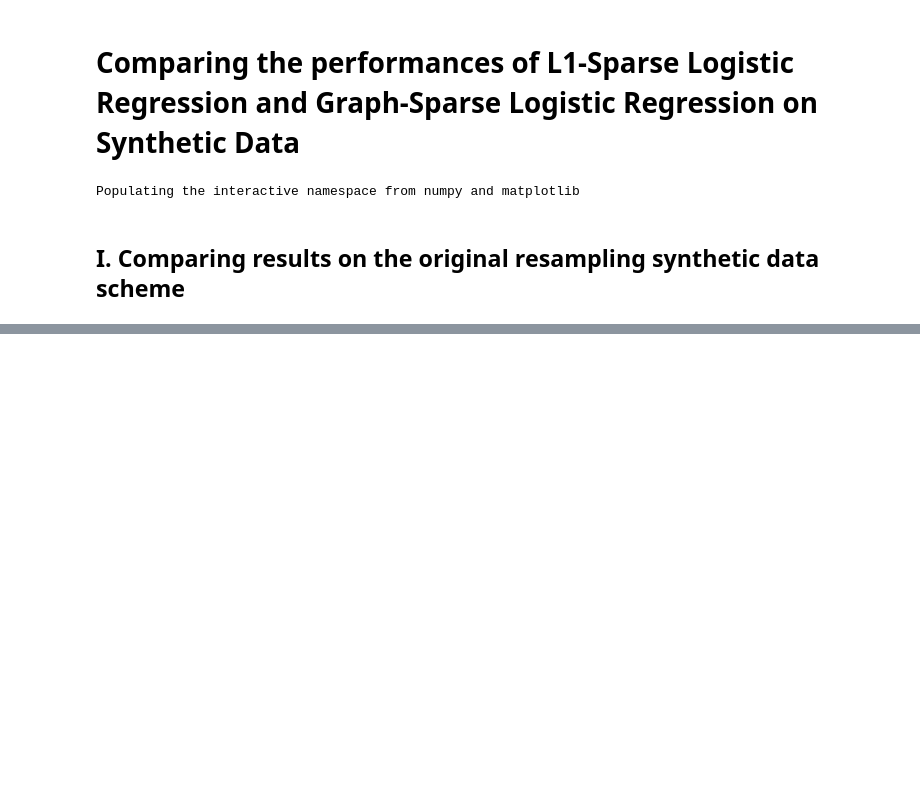
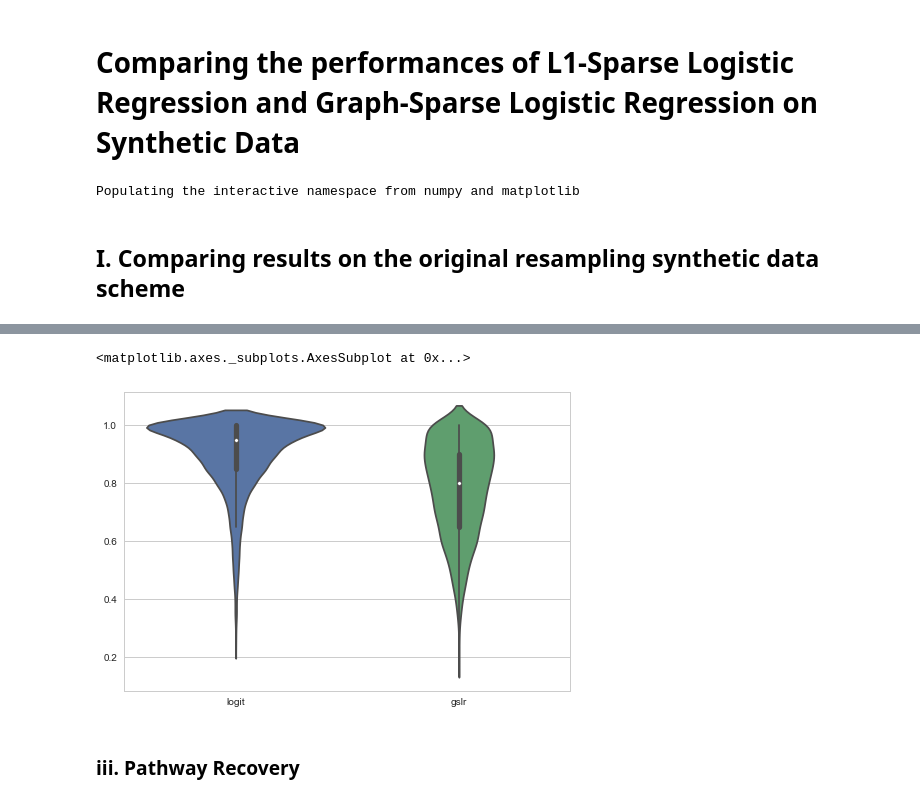
Before and after one commit to fraenkel-lab/GSLR, a Jupyter notebook: analysis/Logit_vs_GSLR.ipynb, the cells around one changed output, grey strips where cells are left out. Drawn from its saved outputs; the diff is of its cells as text; code cells hidden in the pictures; blank space fills up the shorter version.

Commit message:
Systematicall analyze logit vs GSLR on two synthetic data categories

```diff
--- a/analysis/Logit_vs_GSLR.ipynb
+++ b/analysis/Logit_vs_GSLR.ipynb
@@ -11,0 +38,6 @@ pd.read_pickle('./logit/logit_results.pickle')
+# %%
+logit_results = pickle.load(open('./logit/logit_results.pickle', 'rb'))
+gslr_results = pickle.load(open('./gslr/GSLR_results.pickle', 'rb'))
+# %%
+logit_scores, logit_features = unpack_logit_results(logit_results)
+logit_scores
@@ -11,0 +57,3 @@ pd.read_pickle('./logit/logit_results.pickle')
+# %%
+gslr_scores, gslr_features = unpack_gslr_results(gslr_results)
+gslr_scores
@@ -11,0 +75,3 @@ pd.read_pickle('./logit/logit_results.pickle')
+# %%
+accuracies = pd.concat([pd.melt(logit_scores, value_name='logit')['logit'], pd.melt(gslr_scores, value_name='gslr')['gslr']], axis=1)
+accuracies.head()
@@ -11,0 +85,7 @@ pd.read_pickle('./logit/logit_results.pickle')
+# %%
+sns.violinplot(data=accuracies)
+# %% [output]
+<matplotlib.axes._subplots.AxesSubplot at 0x...>
+[figure, added]
+# %% [markdown]
+### iii. Pathway Recovery
```
Also changed, not shown: parts of 29 cells of this notebook.
